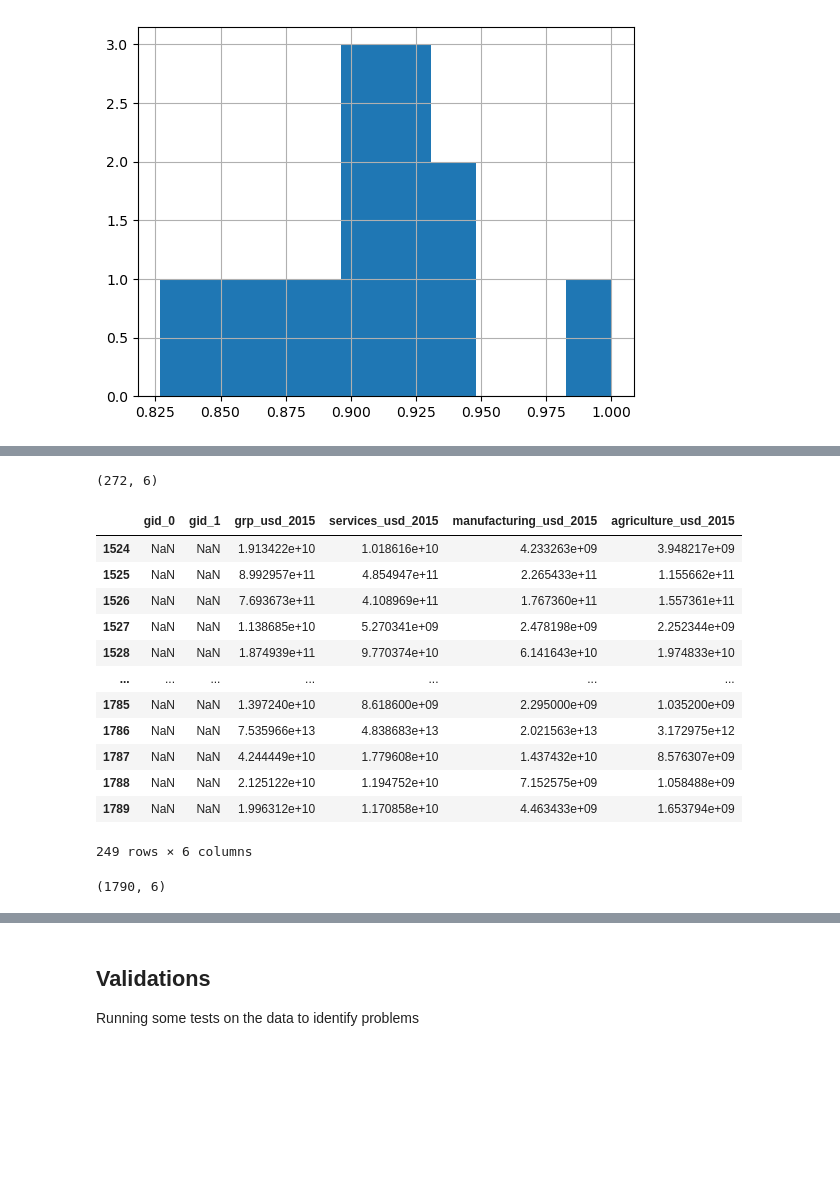
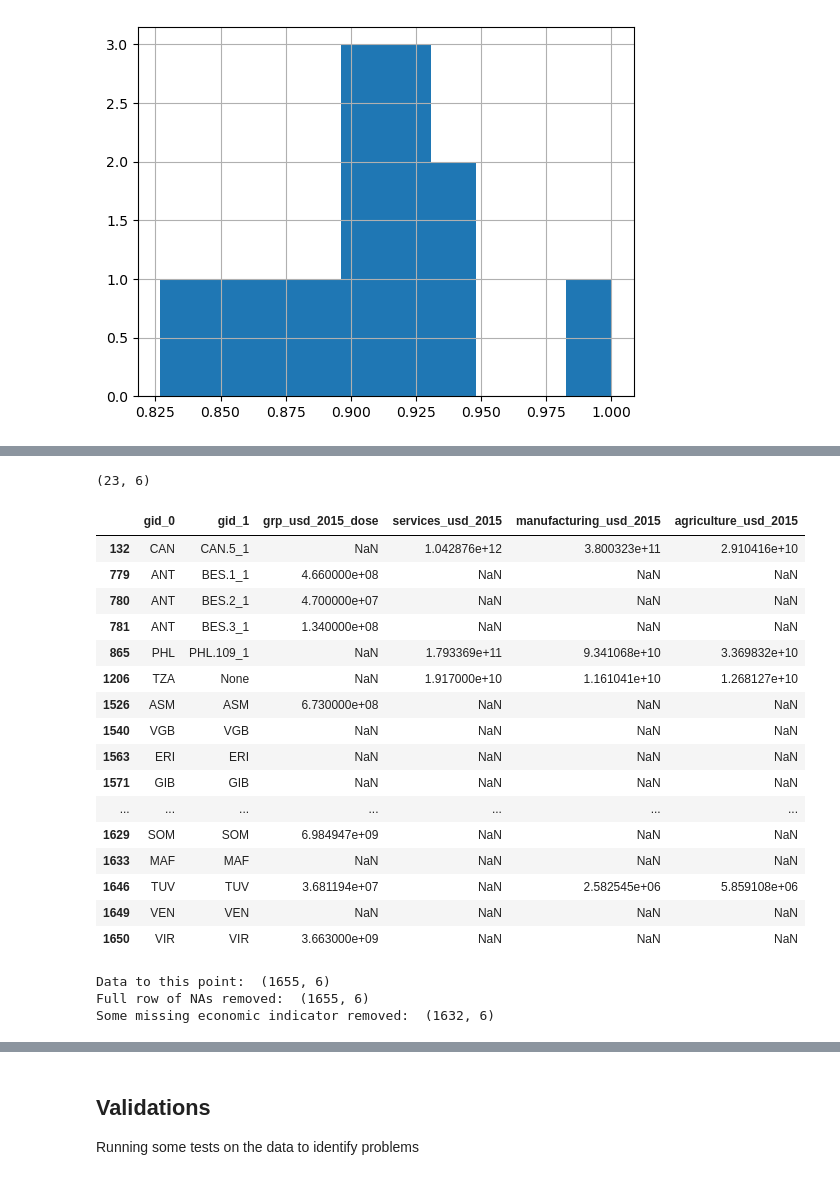
Before and after one commit to nismod/global-econ-data, a Jupyter notebook: notebooks/missing_countries.ipynb, the cells around one changed output, grey strips where cells are left out. Saved outputs shown, nothing was run; the diff lists cells and outputs as text; code cells hidden in the pictures; blank space fills up the shorter version.

```diff
--- a/notebooks/missing_countries.ipynb
+++ b/notebooks/missing_countries.ipynb
@@ -1044,5 +837,5 @@ dose_missing_df.filter(regex="_frac").apply(sum,axis=1).hist()
 [figure]
 # %%
 # dose_missing_df.filter(regex="(_frac)|(country_code)")
-dose_light_combined = dose_light_combined.merge(dose_missing_df.filter(regex="(_frac)|(country_code)|(grp_usd_2015_)"),left_on="gid_0",right_on="country_code",how="left")
+dose_light_combined_ = dose_light_combined.merge(dose_missing_df.filter(regex="(_frac)|(country_code)|(grp_usd_2015)"),left_on="gid_0",right_on="country_code",how="left",suffixes=["_dose","_wdi"])
 # %%
@@ -1063,9 +856,9 @@ dose_light_combined.tail(3)
 # %%
-missing_agriculture = dose_light_combined[dose_light_combined["agriculture_usd_2015"].isna()].index
-missing_services = dose_light_combined[dose_light_combined["services_usd_2015"].isna()].index
-missing_manufacturing = dose_light_combined[dose_light_combined["manufacturing_usd_2015"].isna()].index
+missing_agriculture = dose_light_combined_[dose_light_combined_["agriculture_usd_2015"].isna()].index
+missing_services = dose_light_combined_[dose_light_combined_["services_usd_2015"].isna()].index
+missing_manufacturing = dose_light_combined_[dose_light_combined_["manufacturing_usd_2015"].isna()].index
 
-missing_grp = dose_light_combined[dose_light_combined["grp_usd_2015"].isna()].index
+missing_grp = dose_light_combined_[dose_light_combined_["grp_usd_2015_dose"].isna()].index
 # %%
 missing_grp
 # %% [output]
@@ -1073,9 +866,9 @@ Index([132, 865, 1206, 1554, 1568, 1594, 1614, 1649, 1707, 1751, 1782], dtype='i
 # %%
-dose_light_combined.loc[missing_agriculture,"agriculture_usd_2015"] = dose_light_combined.loc[missing_agriculture,"agriculture_frac"]*dose_light_combined.loc[missing_agriculture,"grp_usd_2015"]
+dose_light_combined_.loc[missing_agriculture,"agriculture_usd_2015"] = dose_light_combined_.loc[missing_agriculture,"agriculture_frac"]*dose_light_combined_.loc[missing_agriculture,"grp_usd_2015_wdi"]
 
-dose_light_combined.loc[missing_manufacturing,"manufacturing_usd_2015"] = dose_light_combined.loc[missing_manufacturing,"manufacturing_frac"]*dose_light_combined.loc[missing_manufacturing,"grp_usd_2015"]
+dose_light_combined_.loc[missing_manufacturing,"manufacturing_usd_2015"] = dose_light_combined_.loc[missing_manufacturing,"manufacturing_frac"]*dose_light_combined_.loc[missing_manufacturing,"grp_usd_2015_wdi"]
 
-dose_light_combined.loc[missing_services,"services_usd_2015"] = dose_light_combined.loc[missing_services,"services_frac"]*dose_light_combined.loc[missing_services,"grp_usd_2015"]
+dose_light_combined_.loc[missing_services,"services_usd_2015"] = dose_light_combined_.loc[missing_services,"services_frac"]*dose_light_combined_.loc[missing_services,"grp_usd_2015_wdi"]
 
 # dose_light_combined.loc[missing_grp,"grp_usd_2015"] = dose_light_combined.loc[missing_services,"grp_usd_2015_"]
 # %%
@@ -1096,26 +887,34 @@ dose_light_combined.iloc[missing_grp]
 # %%
-dose_light_combined = dose_light_combined.drop(columns=["country_code","country",*[x for x in dose_light_combined.columns if re.search(string = x,pattern="(_frac)|(_2015_)")]])
+dose_light_combined_ = dose_light_combined_.drop(columns=["country_code","country",*[x for x in dose_light_combined_.columns if re.search(string = x,pattern="(_frac)|(_2015_wdi)")]])
 # %%
 # still some NAs
-print(dose_light_combined.loc[dose_light_combined.isna().any(axis=1)].shape)
+print(dose_light_combined_.loc[dose_light_combined_.isna().any(axis=1)].shape)
 
-dose_light_combined.loc[dose_light_combined.isna().any(axis=1)].dropna(subset=["grp_usd_2015",*indicator_columns],thresh=3,axis=0)
+dose_light_combined_.loc[dose_light_combined_.isna().any(axis=1)]
 # %% [output]
-(272, 6)
+(23, 6)
-|  | gid_0 | gid_1 | grp_usd_2015 | services_usd_2015 | manufacturing_usd_2015 | agriculture_usd_2015 |
-| 1524 | NaN | NaN | 1.913422e+10 | 1.018616e+10 | 4.233263e+09 | 3.948217e+09 |
-| 1525 | NaN | NaN | 8.992957e+11 | 4.854947e+11 | 2.265433e+11 | 1.155662e+11 |
-| 1526 | NaN | NaN | 7.693673e+11 | 4.108969e+11 | 1.767360e+11 | 1.557361e+11 |
-| 1527 | NaN | NaN | 1.138685e+10 | 5.270341e+09 | 2.478198e+09 | 2.252344e+09 |
-| 1528 | NaN | NaN | 1.874939e+11 | 9.770374e+10 | 6.141643e+10 | 1.974833e+10 |
+|  | gid_0 | gid_1 | grp_usd_2015_dose | services_usd_2015 | manufacturing_usd_2015 | agriculture_usd_2015 |
+| 132 | CAN | CAN.5_1 | NaN | 1.042876e+12 | 3.800323e+11 | 2.910416e+10 |
+| 779 | ANT | BES.1_1 | 4.660000e+08 | NaN | NaN | NaN |
+| 780 | ANT | BES.2_1 | 4.700000e+07 | NaN | NaN | NaN |
+| 781 | ANT | BES.3_1 | 1.340000e+08 | NaN | NaN | NaN |
+| 865 | PHL | PHL.109_1 | NaN | 1.793369e+11 | 9.341068e+10 | 3.369832e+10 |
+| 1206 | TZA | None | NaN | 1.917000e+10 | 1.161041e+10 | 1.268127e+10 |
+| 1526 | ASM | ASM | 6.730000e+08 | NaN | NaN | NaN |
+| 1540 | VGB | VGB | NaN | NaN | NaN | NaN |
+| 1563 | ERI | ERI | NaN | NaN | NaN | NaN |
+| 1571 | GIB | GIB | NaN | NaN | NaN | NaN |
 | ... | ... | ... | ... | ... | ... | ... |
-| 1785 | NaN | NaN | 1.397240e+10 | 8.618600e+09 | 2.295000e+09 | 1.035200e+09 |
-| 1786 | NaN | NaN | 7.535966e+13 | 4.838683e+13 | 2.021563e+13 | 3.172975e+12 |
-| 1787 | NaN | NaN | 4.244449e+10 | 1.779608e+10 | 1.437432e+10 | 8.576307e+09 |
-| 1788 | NaN | NaN | 2.125122e+10 | 1.194752e+10 | 7.152575e+09 | 1.058488e+09 |
-| 1789 | NaN | NaN | 1.996312e+10 | 1.170858e+10 | 4.463433e+09 | 1.653794e+09 |
+| 1629 | SOM | SOM | 6.984947e+09 | NaN | NaN | NaN |
+| 1633 | MAF | MAF | NaN | NaN | NaN | NaN |
+| 1646 | TUV | TUV | 3.681194e+07 | NaN | 2.582545e+06 | 5.859108e+06 |
+| 1649 | VEN | VEN | NaN | NaN | NaN | NaN |
+| 1650 | VIR | VIR | 3.663000e+09 | NaN | NaN | NaN |
-249 rows × 6 columns
-# %%
-print(dose_light_combined.shape)
-# %% [output]
-(1790, 6)
+# %%
+print("Data to this point: ",dose_light_combined_.shape)
+print("Full row of NAs removed: ", dose_light_combined_.dropna(axis=0,how="all").shape)
+print("Some missing economic indicator removed: ", dose_light_combined_.dropna(subset=["grp_usd_2015_dose","services_usd_2015","manufacturing_usd_2015","agriculture_usd_2015"],axis=0,how="any").shape)
+# %% [output]
+Data to this point:  (1655, 6)
+Full row of NAs removed:  (1655, 6)
+Some missing economic indicator removed:  (1632, 6)
```
Also changed, not shown: parts of 133 cells of this notebook, 1 other file.
